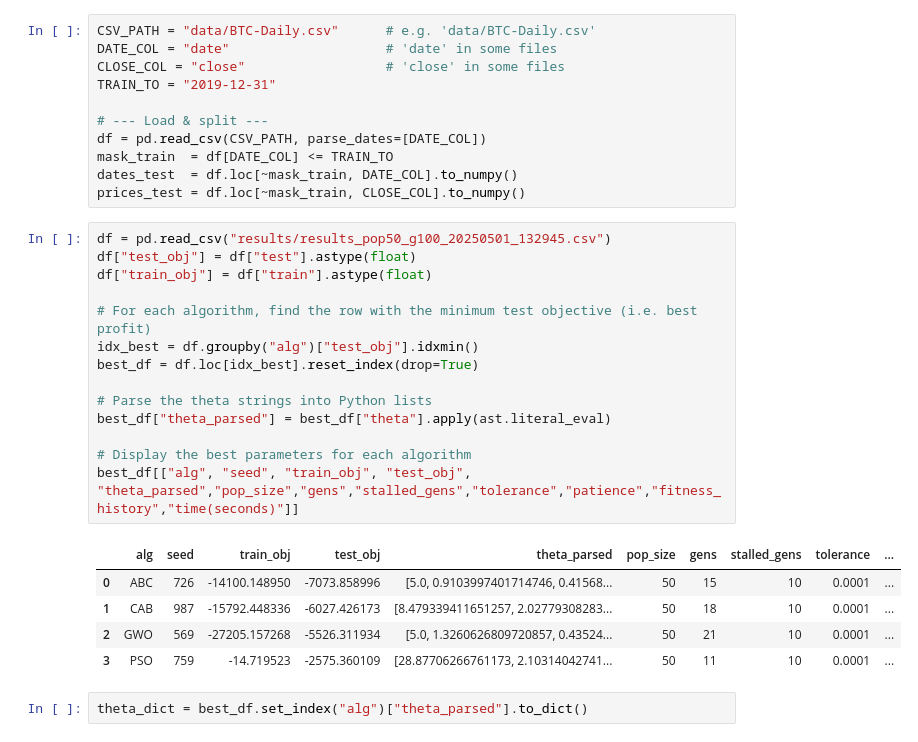
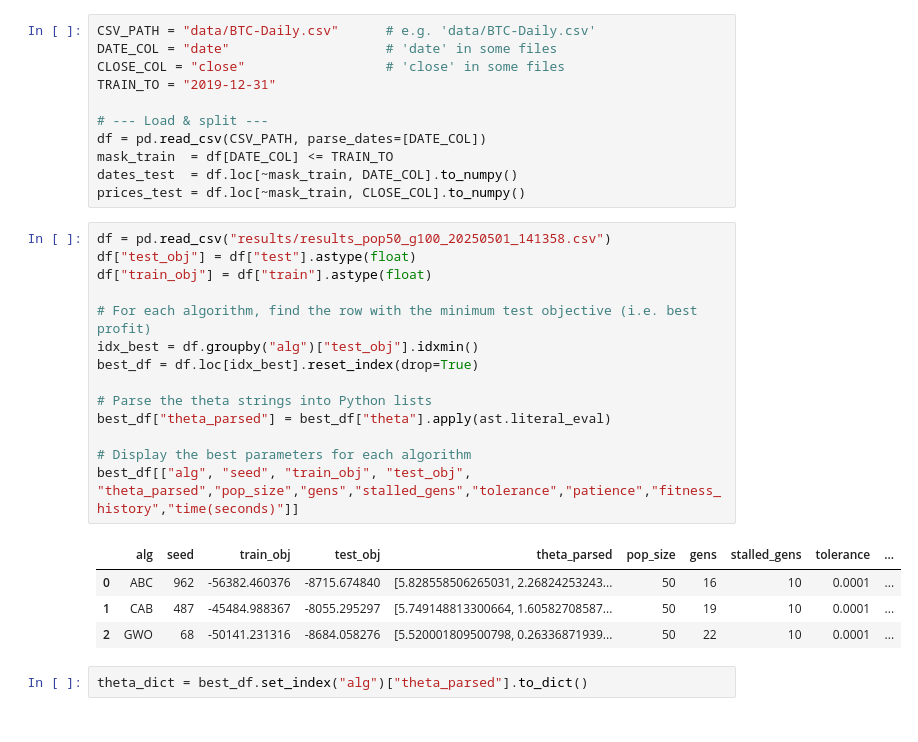
Before and after one commit to Tarnage/crypto_optimiser, a Jupyter notebook: foward_test.ipynb, the cells around one changed output. Drawn from its saved outputs; the diff is of its cells as text.

```diff
--- a/foward_test.ipynb
+++ b/foward_test.ipynb
@@ -17,25 +17,24 @@ mask_train  = df[DATE_COL] <= TRAIN_TO
 dates_test  = df.loc[~mask_train, DATE_COL].to_numpy()
 prices_test = df.loc[~mask_train, CLOSE_COL].to_numpy()
 # %%
-df = pd.read_csv("results/results_pop50_g100_20250501_132945.csv")
+df = pd.read_csv("results/results_pop50_g100_20250501_141358.csv")
 df["test_obj"] = df["test"].astype(float)
 df["train_obj"] = df["train"].astype(float)
 
 # For each algorithm, find the row with the minimum test objective (i.e. best profit)
 idx_best = df.groupby("alg")["test_obj"].idxmin()
 best_df = df.loc[idx_best].reset_index(drop=True)
 
 # Parse the theta strings into Python lists
 best_df["theta_parsed"] = best_df["theta"].apply(ast.literal_eval)
 
 # Display the best parameters for each algorithm
 best_df[["alg", "seed", "train_obj", "test_obj", "theta_parsed","pop_size","gens","stalled_gens","tolerance","patience","fitness_history","time(seconds)"]]
 # %% [output]
 |  | alg | seed | train_obj | test_obj | theta_parsed | pop_size | gens | stalled_gens | tolerance | ... |
-| 0 | ABC | 726 | -14100.148950 | -7073.858996 | [5.0, 0.9103997401714746, 0.41568... | 50 | 15 | 10 | 0.0001 | ... |
-| 1 | CAB | 987 | -15792.448336 | -6027.426173 | [8.479339411651257, 2.02779308283... | 50 | 18 | 10 | 0.0001 | ... |
-| 2 | GWO | 569 | -27205.157268 | -5526.311934 | [5.0, 1.3260626809720857, 0.43524... | 50 | 21 | 10 | 0.0001 | ... |
-| 3 | PSO | 759 | -14.719523 | -2575.360109 | [28.87706266761173, 2.10314042741... | 50 | 11 | 10 | 0.0001 | ... |
+| 0 | ABC | 962 | -56382.460376 | -8715.674840 | [5.828558506265031, 2.26824253243... | 50 | 16 | 10 | 0.0001 | ... |
+| 1 | CAB | 487 | -45484.988367 | -8055.295297 | [5.749148813300664, 1.60582708587... | 50 | 19 | 10 | 0.0001 | ... |
+| 2 | GWO | 68 | -50141.231316 | -8684.058276 | [5.520001809500798, 0.26336871939... | 50 | 22 | 10 | 0.0001 | ... |
 # %%
 theta_dict = best_df.set_index("alg")["theta_parsed"].to_dict()
 # %%
```
Also changed, not shown: parts of 2 cells of this notebook, 7 other files.
